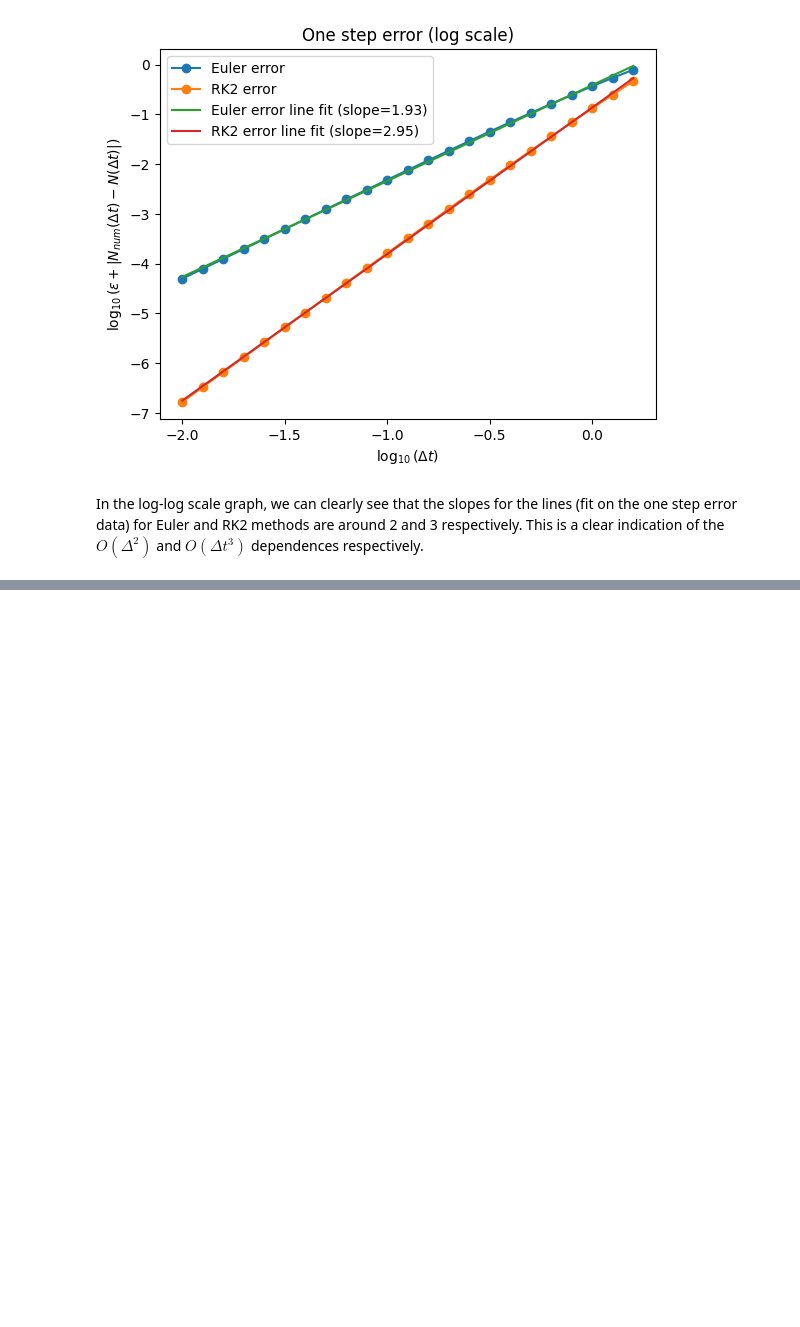
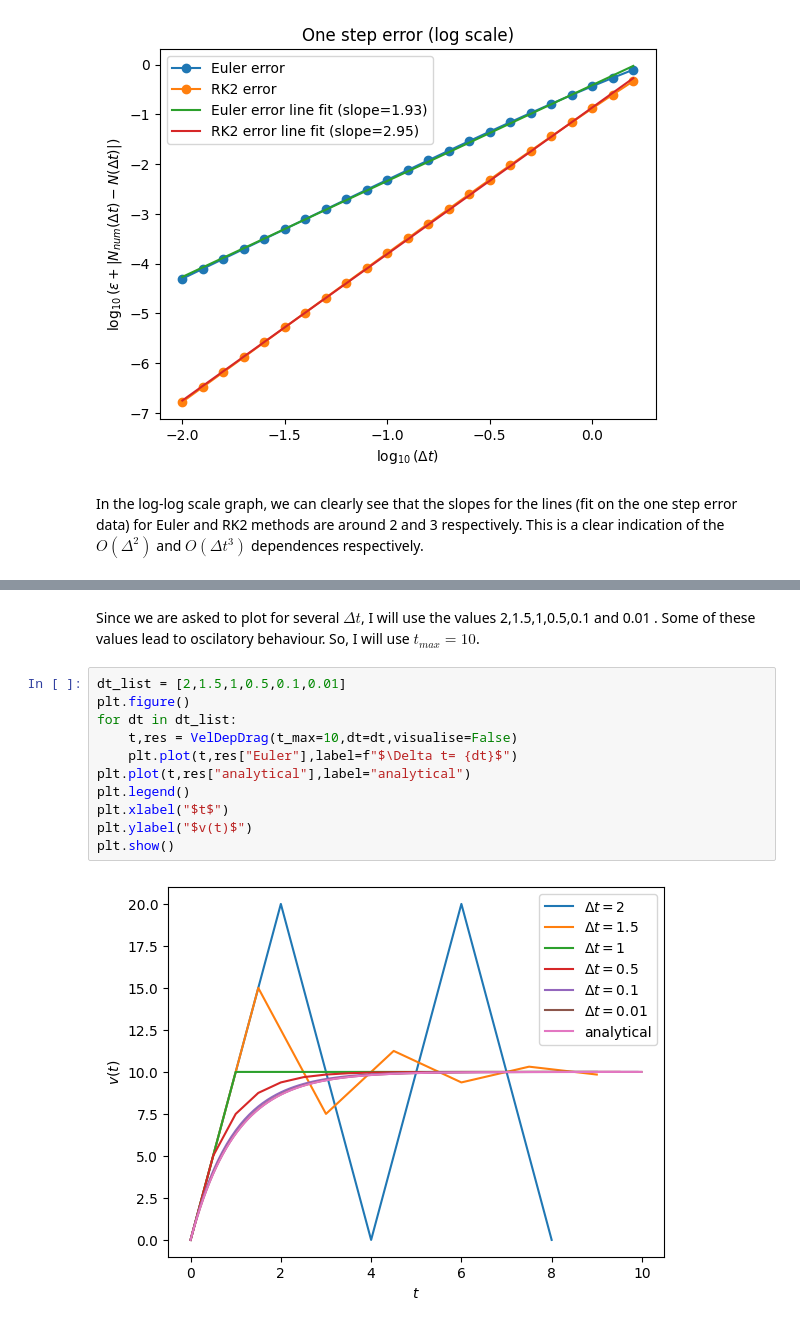
Before and after one commit to pranav-joshi-iitgn/PH509, a Jupyter notebook: A1.ipynb, the cells around one changed output, grey strips where cells are left out. Drawn from its saved outputs; the diff is of its cells as text; blank space fills up the shorter version.

```diff
--- a/A1.ipynb
+++ b/A1.ipynb
@@ -409,0 +512,15 @@ In the log-log scale graph, we can clearly see that the slopes for the lines (fi
+# %% [markdown]
+Since we are asked to plot for several $\Delta t$, I will use the values 2,1.5,1,0.5,0.1 and 0.01 . Some of these values lead to oscilatory behaviour. So, I will use $t_{max} =10$.
+# %%
+dt_list = [2,1.5,1,0.5,0.1,0.01]
+plt.figure()
+for dt in dt_list:
+    t,res = VelDepDrag(t_max=10,dt=dt,visualise=False)
+    plt.plot(t,res["Euler"],label=f"$\Delta t= {dt}$")
+plt.plot(t,res["analytical"],label="analytical")
+plt.legend()
+plt.xlabel("$t$")
+plt.ylabel("$v(t)$")
+plt.show()
+# %% [output]
+[figure, added]
```
Also changed, not shown: parts of 31 cells of this notebook.
